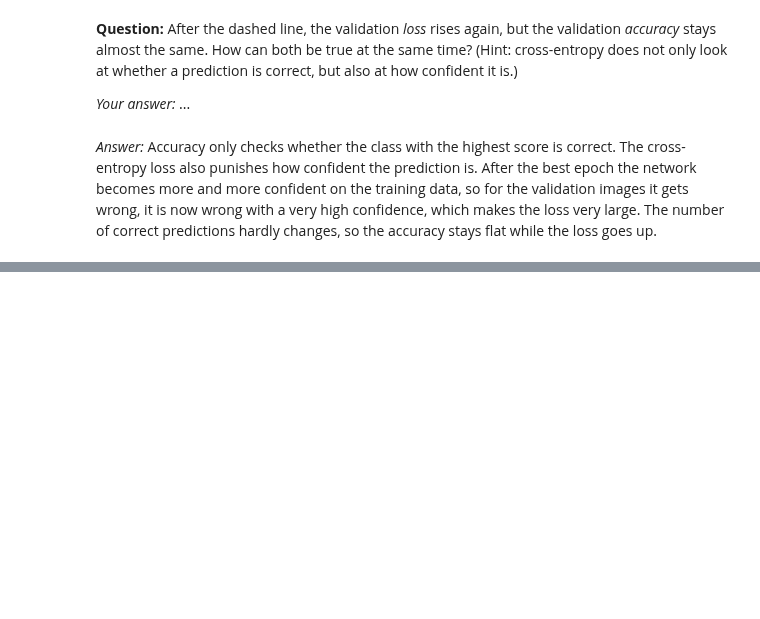
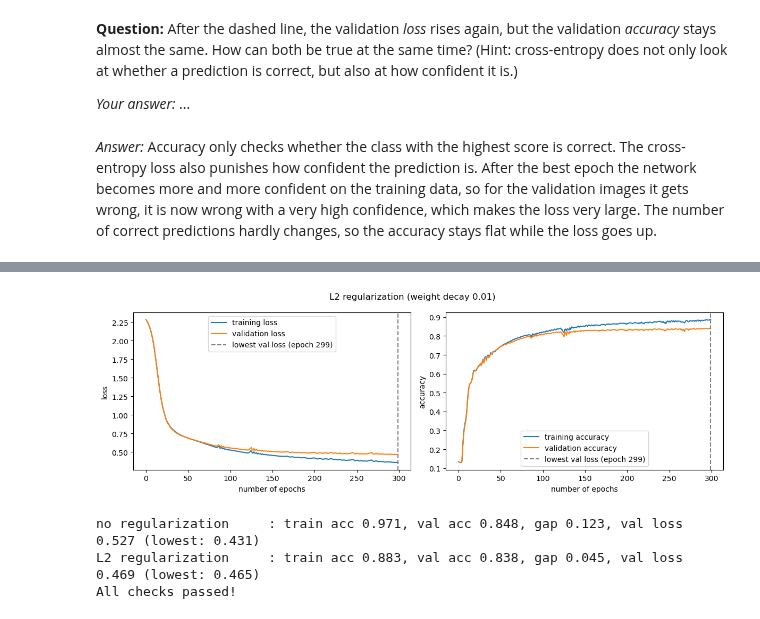
Before and after one commit to 337ito/ml2-ws26, a Jupyter notebook: solutions/05_ModelFit_Overfitting-Solution.ipynb, the cells around one changed output, grey strips where cells are left out. Cells and saved outputs as stored; diff of their text form; code cells hidden in the pictures; blank space fills up the shorter version.

```diff
--- a/solutions/05_ModelFit_Overfitting-Solution.ipynb
+++ b/solutions/05_ModelFit_Overfitting-Solution.ipynb
@@ -325,0 +342,7 @@ extended network      : train acc 0.971, val acc 0.848, gap 0.123, val loss 0.52
+# %%
+torch.manual_seed(0)
+model_l2 = BigNetwork().to(device)
+optimizer = torch.optim.Adam(model_l2.parameters(), lr=0.0005, weight_decay=0.01)
+history_l2 = train(model_l2, optimizer, no_epochs=300, print_every=30)
+plot_history(history_l2, "L2 regularization (weight decay 0.01)")
+# %% [output]
@@ -325,0 +359,12 @@ extended network      : train acc 0.971, val acc 0.848, gap 0.123, val loss 0.52
+[figure, added]
+# %%
+# check for task 3: do not change this cell
+_, _, gap_big, val_loss_big = summary(history_big, "no regularization")
+_, _, gap_l2, val_loss_l2 = summary(history_l2, "L2 regularization")
+assert gap_l2 < 0.6 * gap_big, "the gap should be clearly smaller than without regularization"
+assert val_loss_l2 < val_loss_big, "the validation loss at the end should be lower than without regularization"
+print("All checks passed!")
+# %% [output]
+no regularization     : train acc 0.971, val acc 0.848, gap 0.123, val loss 0.527 (lowest: 0.431)
+L2 regularization     : train acc 0.883, val acc 0.838, gap 0.045, val loss 0.469 (lowest: 0.465)
+All checks passed!
```
Also changed, not shown: parts of 20 cells of this notebook.
